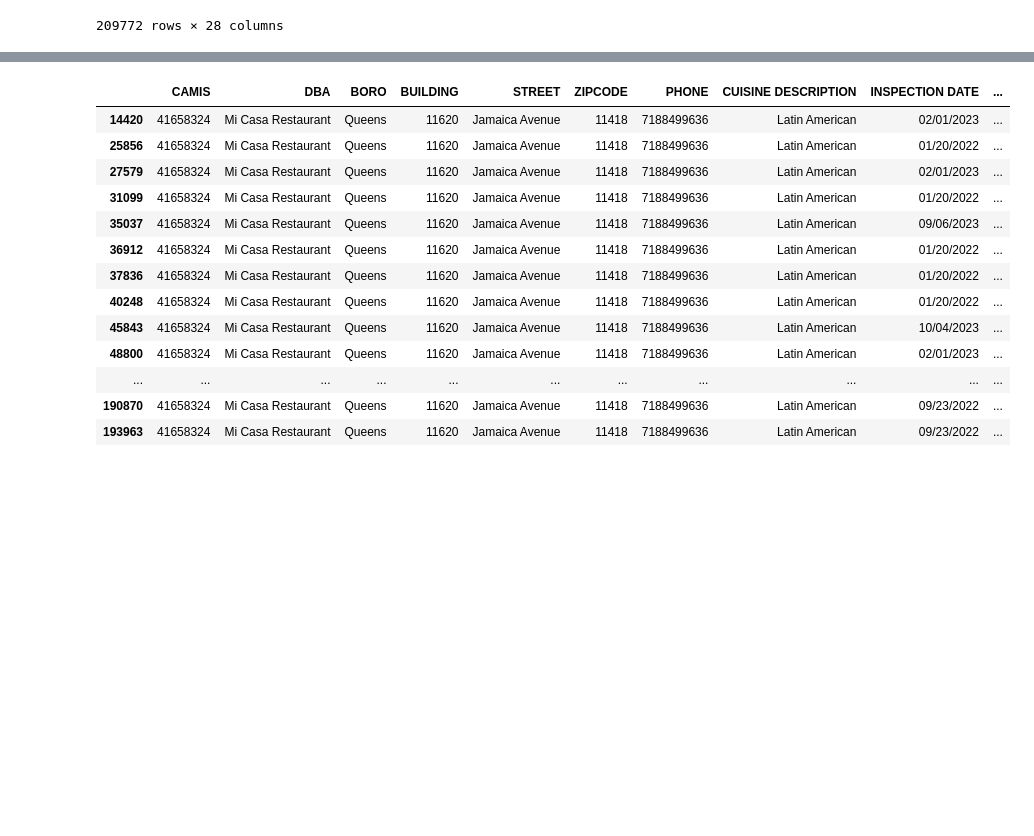
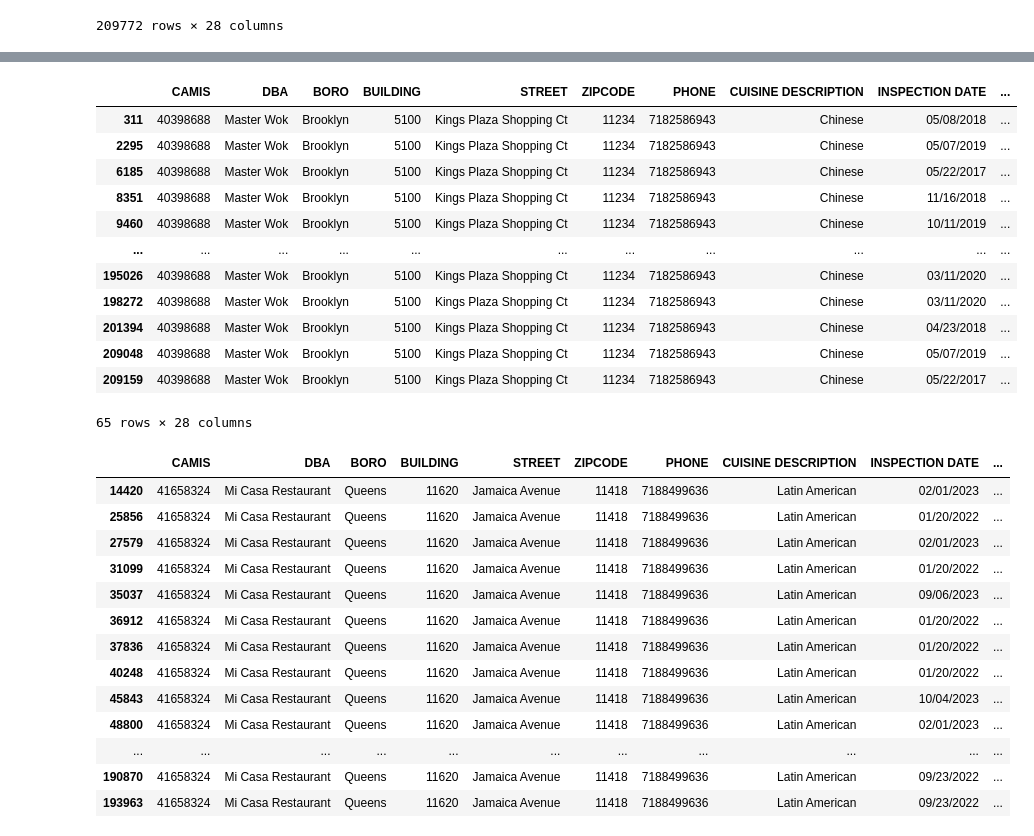
Before and after one commit to sephi-22/restaurant_services_analytics, a Jupyter notebook: Cleaning DOHMH Inspection Results.ipynb, the cells around one changed output, grey strips where cells are left out. Saved outputs shown, nothing was run; the diff lists cells and outputs as text; code cells hidden in the pictures; blank space fills up the shorter version.

```diff
--- a/Cleaning DOHMH Inspection Results.ipynb
+++ b/Cleaning DOHMH Inspection Results.ipynb
@@ -290,3 +305,19 @@ See the caveats in the documentation: https://pandas.pydata.org/pandas-docs/stab
+# %%
+dohmh_df[dohmh_df['CAMIS']==40398688]
+# %% [output]
+|  | CAMIS | DBA | BORO | BUILDING | STREET | ZIPCODE | PHONE | CUISINE DESCRIPTION | INSPECTION DATE | ... |
+| 311 | 40398688 | Master Wok | Brooklyn | 5100 | Kings Plaza Shopping Ct | 11234 | 7182586943 | Chinese | 05/08/2018 | ... |
+| 2295 | 40398688 | Master Wok | Brooklyn | 5100 | Kings Plaza Shopping Ct | 11234 | 7182586943 | Chinese | 05/07/2019 | ... |
+| 6185 | 40398688 | Master Wok | Brooklyn | 5100 | Kings Plaza Shopping Ct | 11234 | 7182586943 | Chinese | 05/22/2017 | ... |
+| 8351 | 40398688 | Master Wok | Brooklyn | 5100 | Kings Plaza Shopping Ct | 11234 | 7182586943 | Chinese | 11/16/2018 | ... |
+| 9460 | 40398688 | Master Wok | Brooklyn | 5100 | Kings Plaza Shopping Ct | 11234 | 7182586943 | Chinese | 10/11/2019 | ... |
+| ... | ... | ... | ... | ... | ... | ... | ... | ... | ... | ... |
+| 195026 | 40398688 | Master Wok | Brooklyn | 5100 | Kings Plaza Shopping Ct | 11234 | 7182586943 | Chinese | 03/11/2020 | ... |
+| 198272 | 40398688 | Master Wok | Brooklyn | 5100 | Kings Plaza Shopping Ct | 11234 | 7182586943 | Chinese | 03/11/2020 | ... |
+| 201394 | 40398688 | Master Wok | Brooklyn | 5100 | Kings Plaza Shopping Ct | 11234 | 7182586943 | Chinese | 04/23/2018 | ... |
+| 209048 | 40398688 | Master Wok | Brooklyn | 5100 | Kings Plaza Shopping Ct | 11234 | 7182586943 | Chinese | 05/07/2019 | ... |
+| 209159 | 40398688 | Master Wok | Brooklyn | 5100 | Kings Plaza Shopping Ct | 11234 | 7182586943 | Chinese | 05/22/2017 | ... |
+65 rows × 28 columns
 # %%
 dohmh_df.to_csv('cleaned_dohmh.csv', index=False)
 # %%
```
Also changed, not shown: parts of 1 cell of this notebook, 2 other files.
